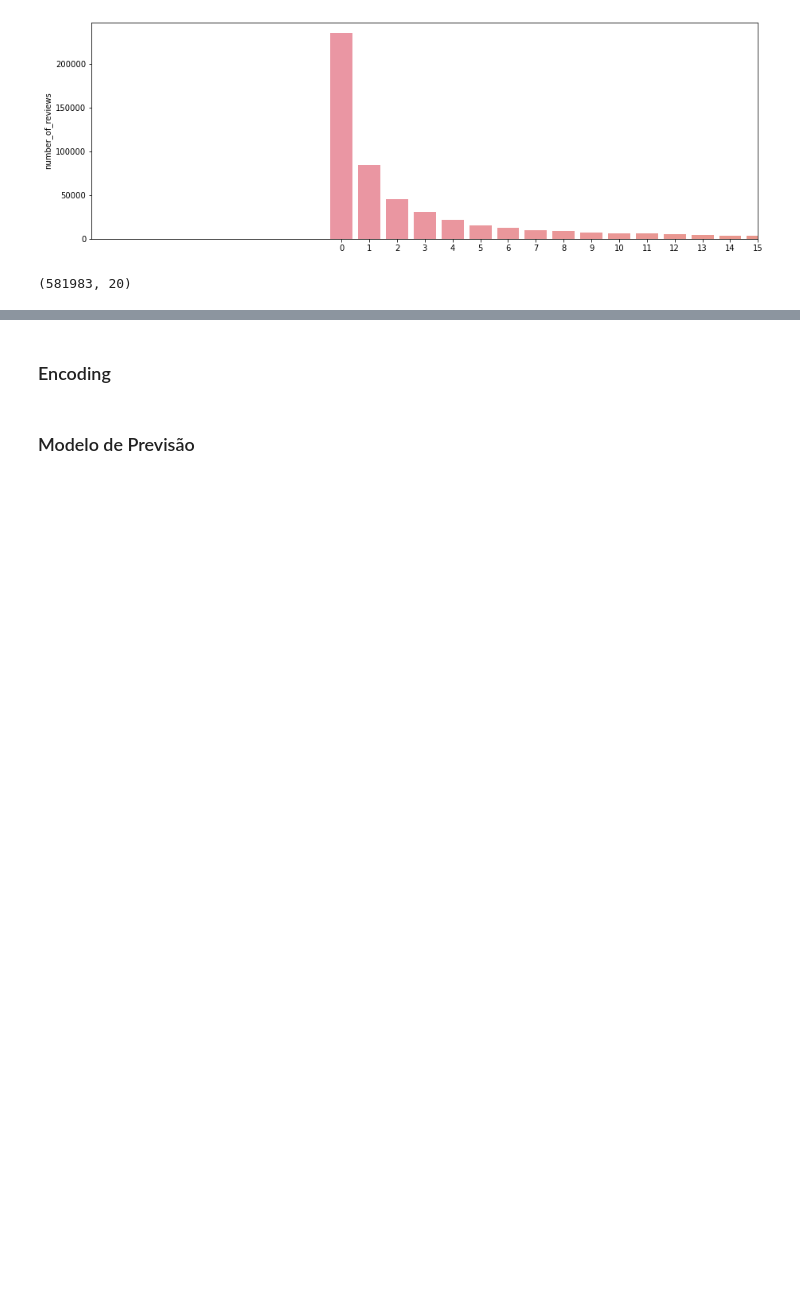
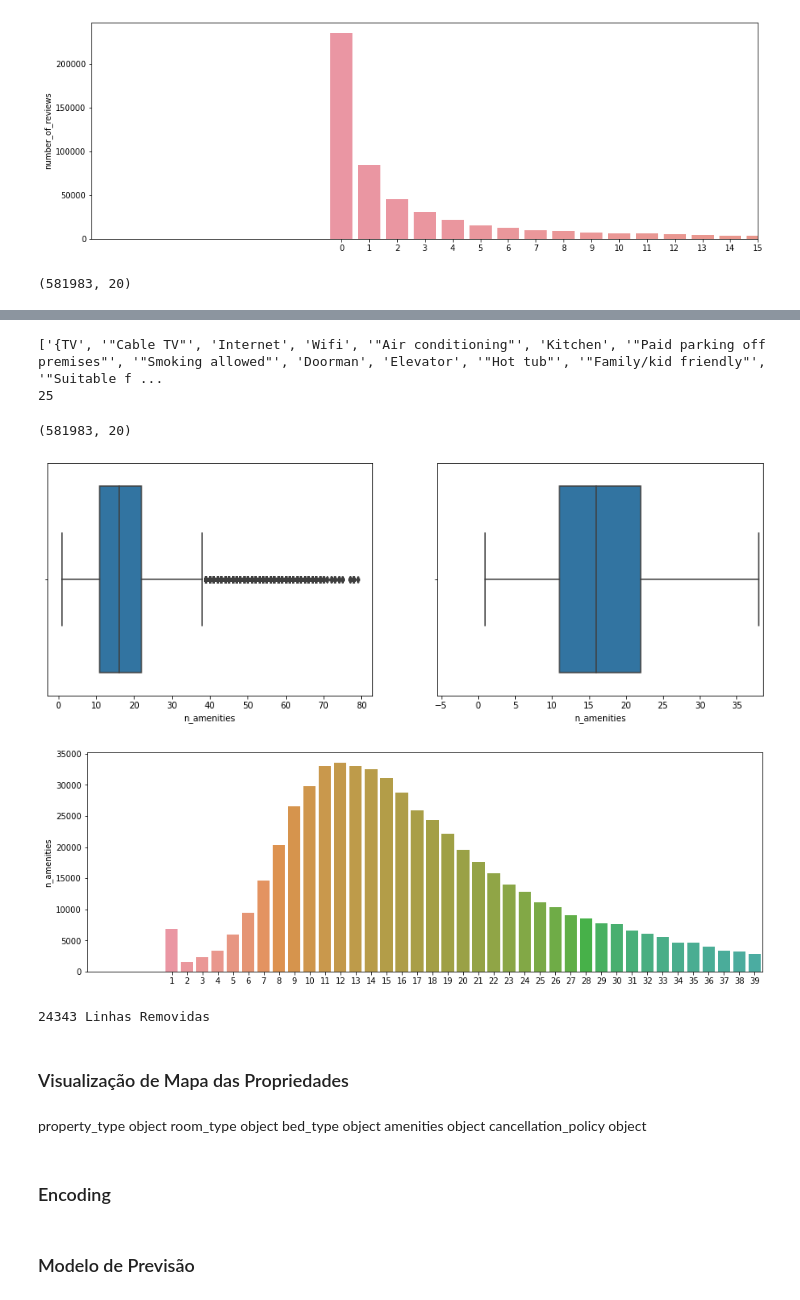
Before and after one commit to hugomacielads/Projeto01-Data-Science-ML, a Jupyter notebook: Solução Airbnb Rio.ipynb, the cells around one changed output, grey strips where cells are left out. Cells and saved outputs as stored; diff of their text form; code cells hidden in the pictures; blank space fills up the shorter version.

Commit message:
(11/01)  Análise das colunas de texto e Mapa de densidade de preço

```diff
--- a/Solução Airbnb Rio.ipynb
+++ b/Solução Airbnb Rio.ipynb
@@ -465,0 +500,13 @@ base_airbnb.shape
+# %%
+tabela_tipos_casa = base_airbnb['property_type'].value_counts()
+colunas_agrupar = []
+
+for tipo in tabela_tipos_casa.index:
+    if tabela_tipos_casa[tipo] < 2000:
+        colunas_agrupar.append(tipo)
+print(colunas_agrupar)
+
+for tipo in colunas_agrupar:
+    base_airbnb.loc[base_airbnb['property_type']==tipo, 'property_type'] = 'Outros'
+
+print(base_airbnb['property_type'].value_counts())
@@ -465,0 +530,26 @@ base_airbnb.shape
+# %%
+print(base_airbnb['amenities'].iloc[0].split(','))
+print(len(base_airbnb['amenities'].iloc[0].split(',')))
+
+base_airbnb['n_amenities'] = base_airbnb['amenities'].str.split(',').apply(len)
+# %% [output]
+['{TV', '"Cable TV"', 'Internet', 'Wifi', '"Air conditioning"', 'Kitchen', '"Paid parking off premises"', '"Smoking allowed"', 'Doorman', 'Elevator', '"Hot tub"', '"Family/kid friendly"', '"Suitable f ...
+25
+# %%
+base_airbnb = base_airbnb.drop('amenities', axis=1)
+base_airbnb.shape
+# %% [output]
+(581983, 20)
+# %%
+diagrama_caixa(base_airbnb['n_amenities'])
+grafico_barra(base_airbnb['n_amenities'])
+# %% [output]
+[figure, added]
+[figure, added]
+# %%
+base_airbnb, linhas_removidas = excluir_outliers(base_airbnb, 'n_amenities')
+print('{} Linhas Removidas'.format(linhas_removidas))
+# %% [output]
+24343 Linhas Removidas
+# %% [markdown]
+### Visualização de Mapa das Propriedades
@@ -466,3 +569,9 @@ base_airbnb.shape
+# %% [markdown]
+property_type                object
+room_type                    object
+bed_type                     object
+amenities                    object
+cancellation_policy          object
 # %% [markdown]
 ### Encoding
 # %% [markdown]
```
Also changed, not shown: parts of 9 cells of this notebook.
